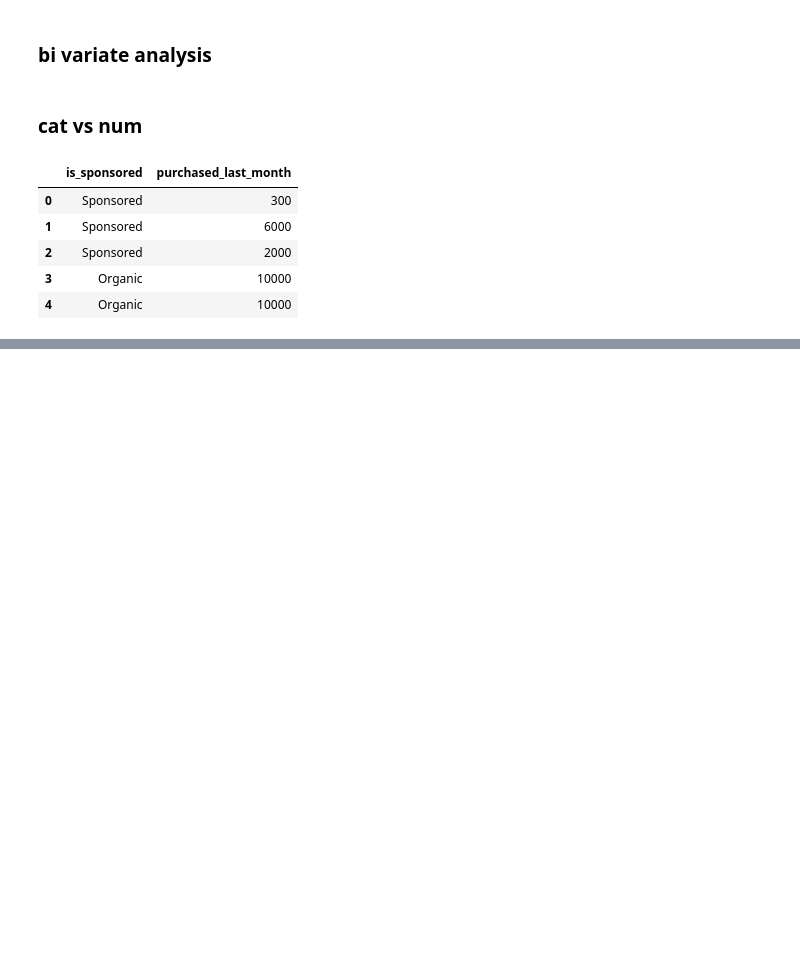
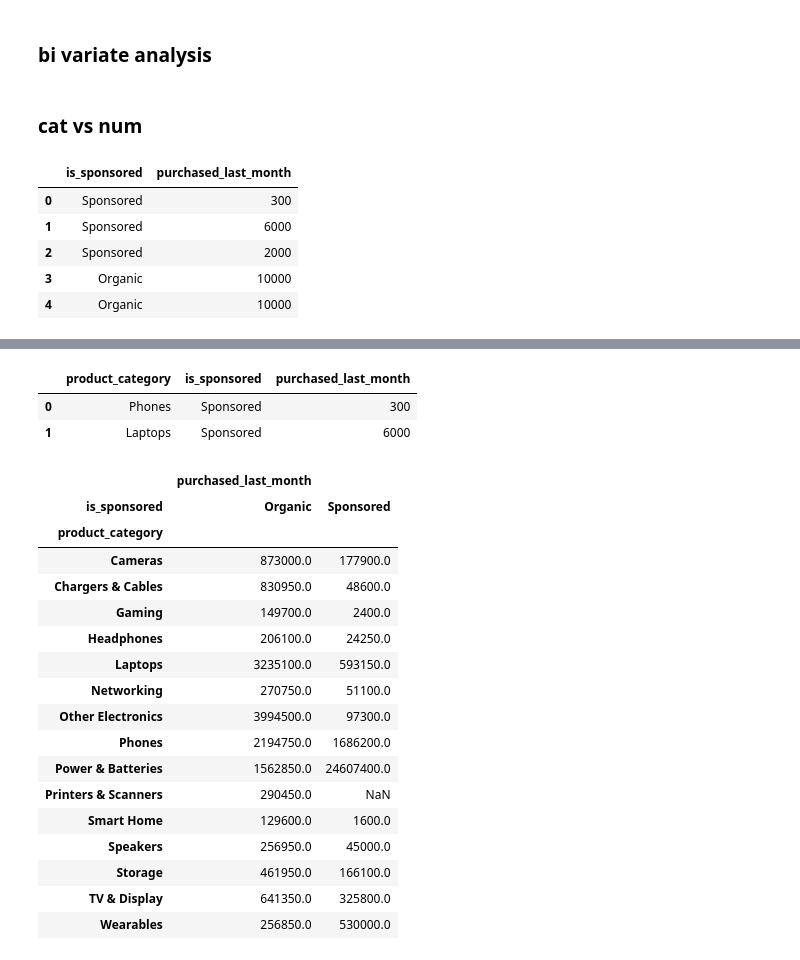
Before and after one commit to korapatisrinu/python-learing, a Jupyter notebook: projectdataA.ipynb, the cells around one changed output, grey strips where cells are left out. Cells and saved outputs as stored; diff of their text form; code cells hidden in the pictures; blank space fills up the shorter version.

```diff
--- a/projectdataA.ipynb
+++ b/projectdataA.ipynb
@@ -332,0 +403,29 @@ df[['is_sponsored','purchased_last_month']].head()
+# %%
+df[["product_category","is_sponsored","purchased_last_month"]].head(2)
+# %% [output]
+|  | product_category | is_sponsored | purchased_last_month |
+| 0 | Phones | Sponsored | 300 |
+| 1 | Laptops | Sponsored | 6000 |
+# %%
+pd.pivot_table(df,index=["product_category"]
+               ,columns=["is_sponsored"],
+               values=["purchased_last_month"],aggfunc="sum")
+# %% [output]
+|  | purchased_last_month |  |
+| is_sponsored | Organic | Sponsored |
+| product_category |  |  |
+| Cameras | 873000.0 | 177900.0 |
+| Chargers & Cables | 830950.0 | 48600.0 |
+| Gaming | 149700.0 | 2400.0 |
+| Headphones | 206100.0 | 24250.0 |
+| Laptops | 3235100.0 | 593150.0 |
+| Networking | 270750.0 | 51100.0 |
+| Other Electronics | 3994500.0 | 97300.0 |
+| Phones | 2194750.0 | 1686200.0 |
+| Power & Batteries | 1562850.0 | 24607400.0 |
+| Printers & Scanners | 290450.0 | NaN |
+| Smart Home | 129600.0 | 1600.0 |
+| Speakers | 256950.0 | 45000.0 |
+| Storage | 461950.0 | 166100.0 |
+| TV & Display | 641350.0 | 325800.0 |
+| Wearables | 256850.0 | 530000.0 |
```
Also changed, not shown: parts of 8 cells of this notebook, 2 other files.
